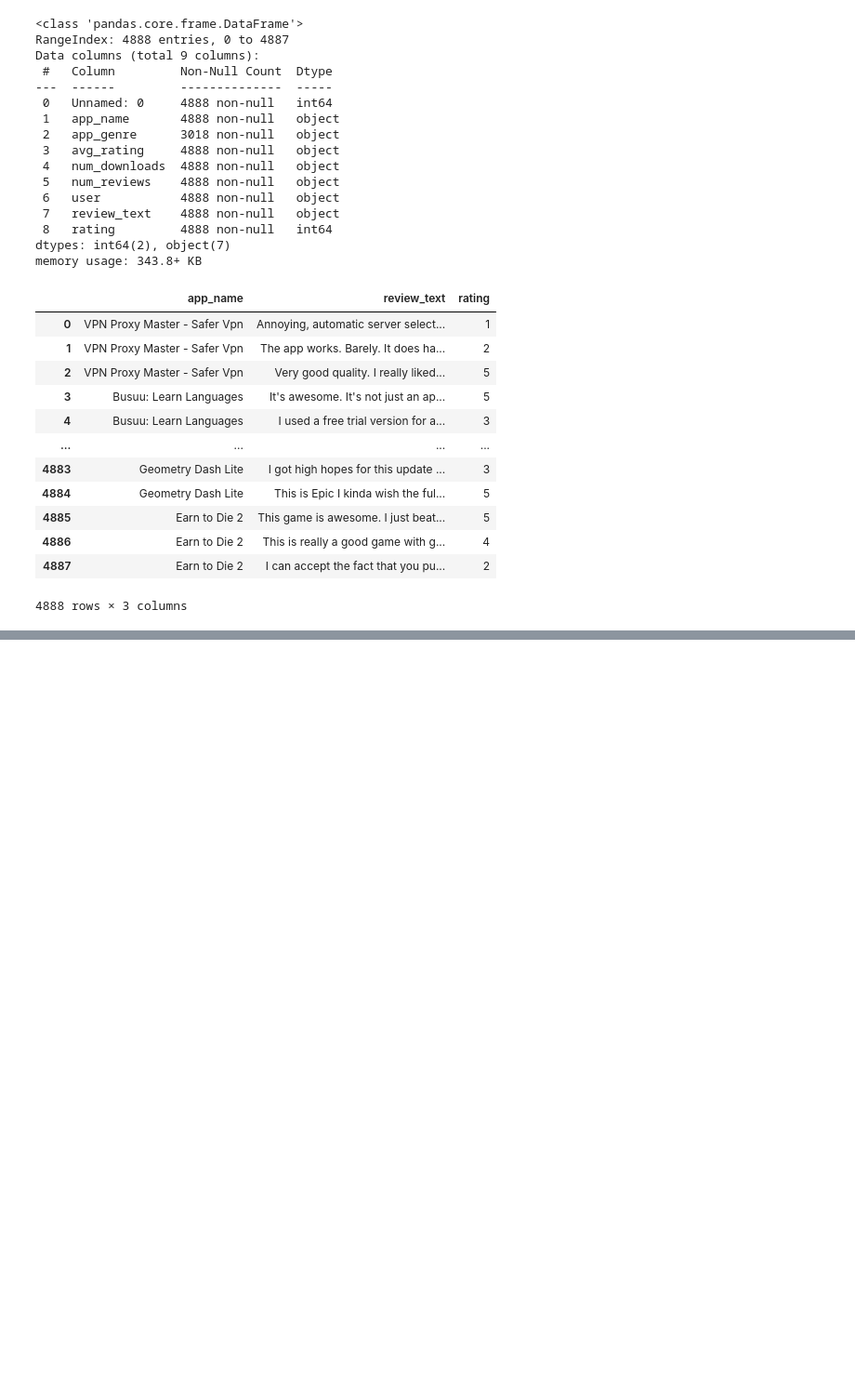
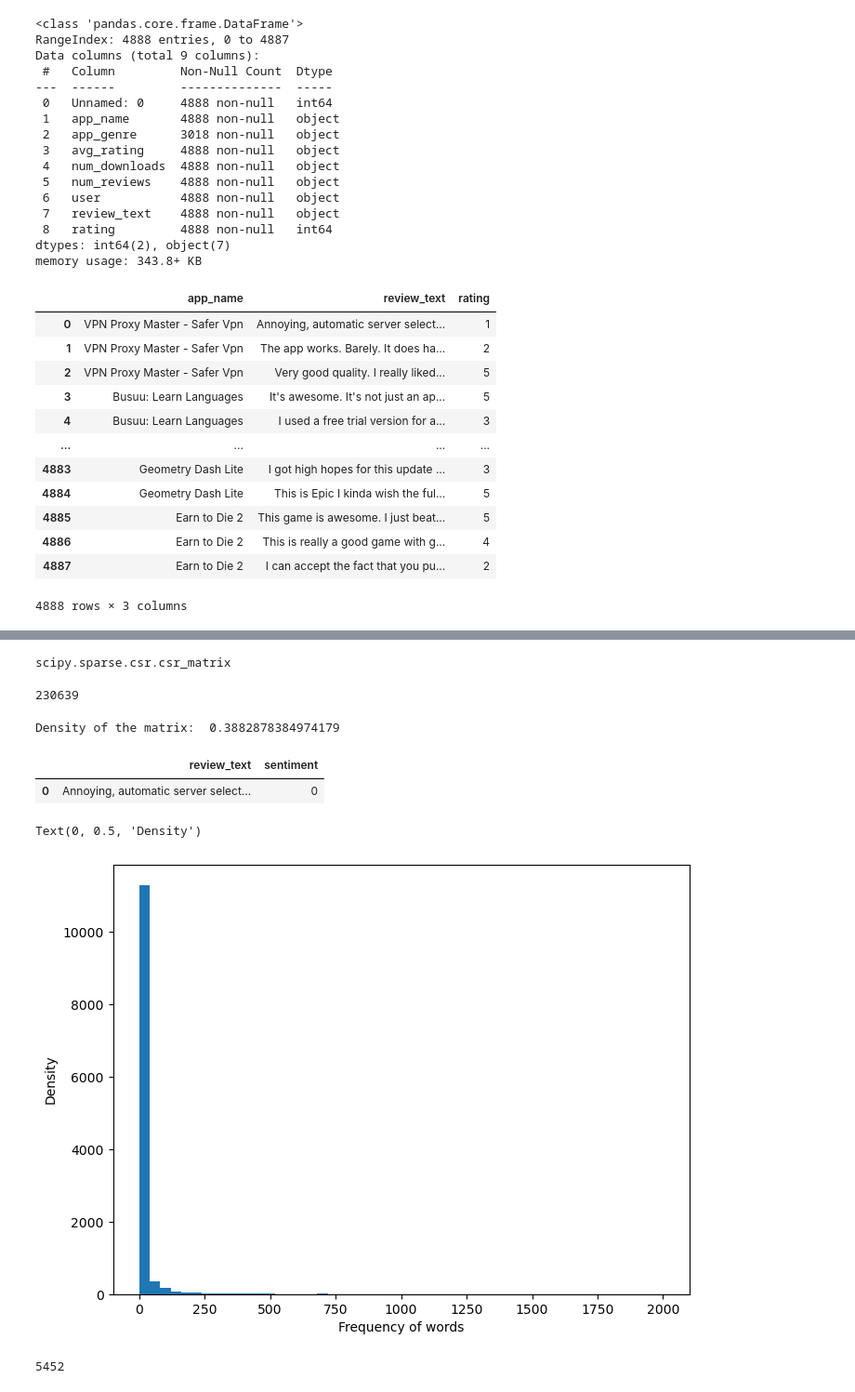
Before and after one commit to aq2oo3/mec-mini-projects, a Jupyter notebook: S.ipynb, the cells around one changed output, grey strips where cells are left out. Shown at 93% size. Cells and saved outputs as stored; diff of their text form; code cells hidden in the pictures; blank space fills up the shorter version.

```diff
--- a/S.ipynb
+++ b/S.ipynb
@@ -158,0 +93,10 @@ predict_sentiment(test_sentence2)
+# %%
+from sklearn.feature_extraction.text import CountVectorizer
+
+count_vectorize = CountVectorizer()
+
+feature_vector =  count_vectorize.fit(train_data.review_text)
+
+features = feature_vector.get_feature_names()
+
+print("total number of features: ", len(features))
@@ -158,0 +120,44 @@ predict_sentiment(test_sentence2)
+# %%
+train_ds_features = count_vectorize.transform(train_data.review_text)
+
+type(train_ds_features)
+# %% [output]
+scipy.sparse.csr.csr_matrix
+# %%
+train_ds_features.getnnz()
+# %% [output]
+230639
+# %%
+print("Density of the matrix: ", train_ds_features.getnnz()*100/
+
+               (train_ds_features.shape[0]*train_ds_features.shape[1]))
+# %% [output]
+Density of the matrix:  0.3882878384974179
+# %%
+train_ds_df = pd.DataFrame(train_ds_features.todense())
+
+train_ds_df.columns = features
+
+train_data[0:1]
+# %% [output]
+|  | review_text | sentiment |
+| 0 | Annoying, automatic server select... | 0 |
+# %%
+features_counts = np.sum(train_ds_features.toarray(),axis=0)
+
+features_counts_df = pd.DataFrame(dict(features = features, counts = features_counts))
+
+plt.figure(figsize=(8,6))
+
+plt.hist(features_counts_df.counts, bins=50, range=(0,2000))
+
+plt.xlabel("Frequency of words")
+
+plt.ylabel('Density')
+# %% [output]
+Text(0, 0.5, 'Density')
+[figure, added]
+# %%
+len(features_counts_df[features_counts_df.counts==1])
+# %% [output]
+5452
```
Also changed, not shown: parts of 30 cells of this notebook.
